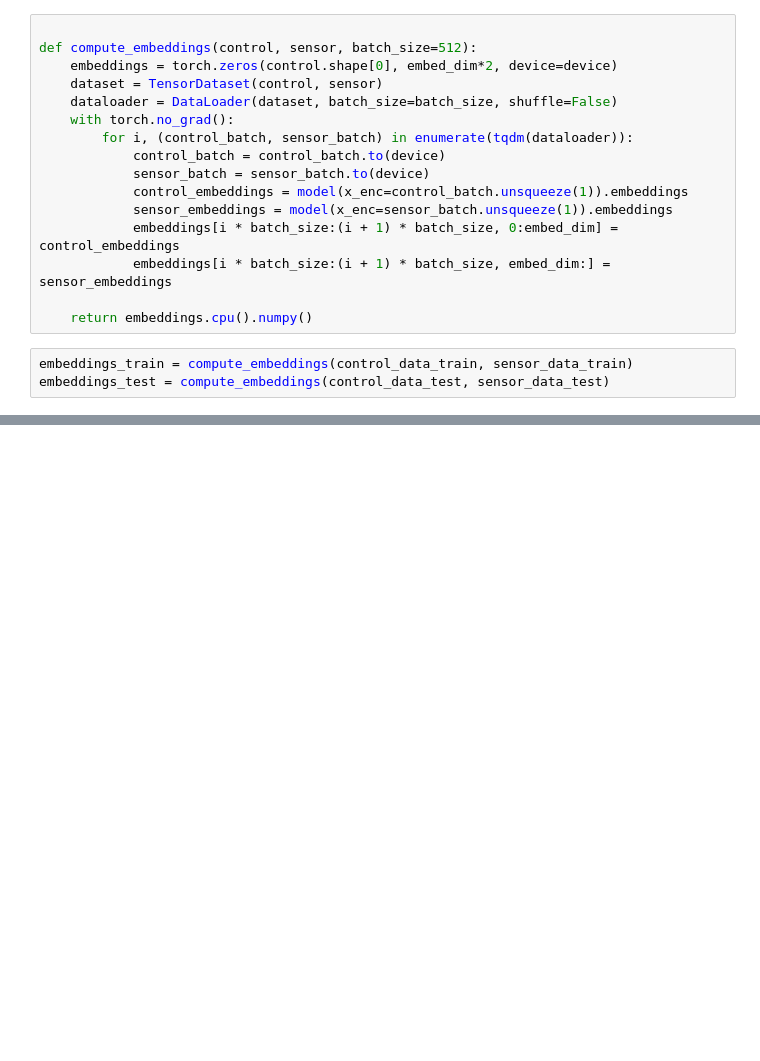
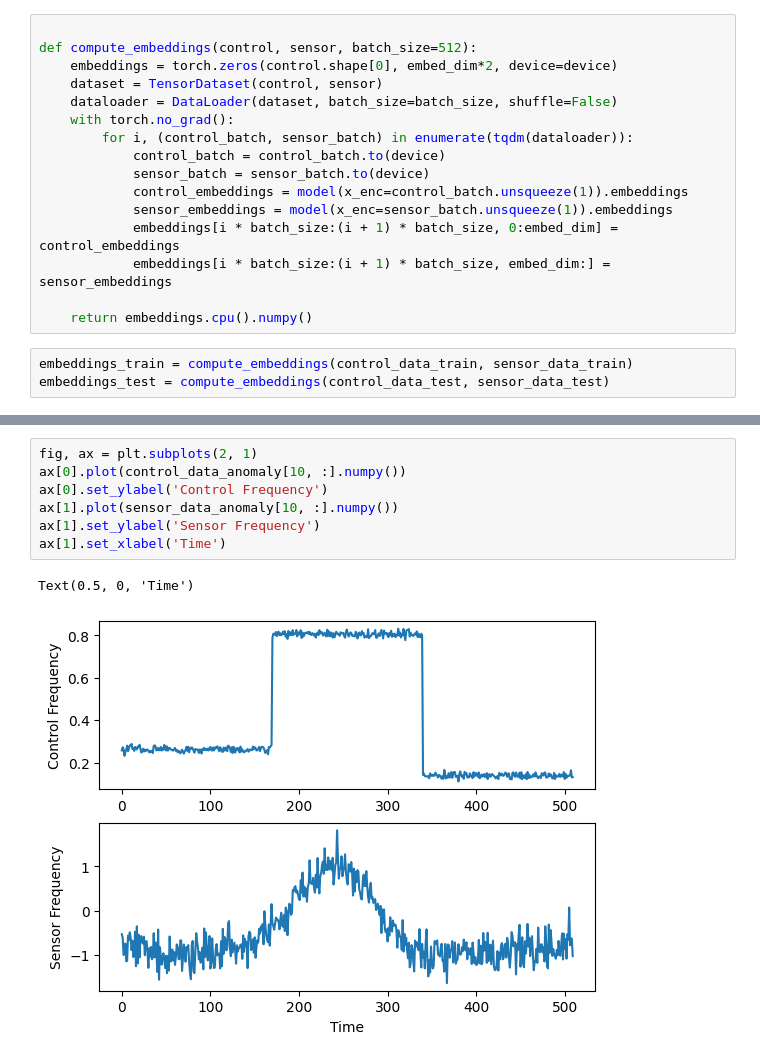
Before and after one commit to emika02/2025-riss-steering, a Jupyter notebook: representations-in-tsfms-main/hough_transform/hough_scripts/simulated_anomalies.ipynb, the cells around one changed output, grey strips where cells are left out. Saved outputs shown, nothing was run; the diff lists cells and outputs as text; blank space fills up the shorter version.

```diff
--- a/representations-in-tsfms-main/hough_transform/hough_scripts/simulated_anomalies.ipynb
+++ b/representations-in-tsfms-main/hough_transform/hough_scripts/simulated_anomalies.ipynb
@@ -96,0 +119,10 @@ embeddings_anomaly = compute_embeddings(control_data_anomaly, sensor_data_anomal
+# %%
+fig, ax = plt.subplots(2, 1)
+ax[0].plot(control_data_anomaly[10, :].numpy())
+ax[0].set_ylabel('Control Frequency')
+ax[1].plot(sensor_data_anomaly[10, :].numpy())
+ax[1].set_ylabel('Sensor Frequency')
+ax[1].set_xlabel('Time')
+# %% [output]
+Text(0.5, 0, 'Time')
+[figure, added]
```
Also changed, not shown: parts of 13 cells of this notebook, 15 other files.
